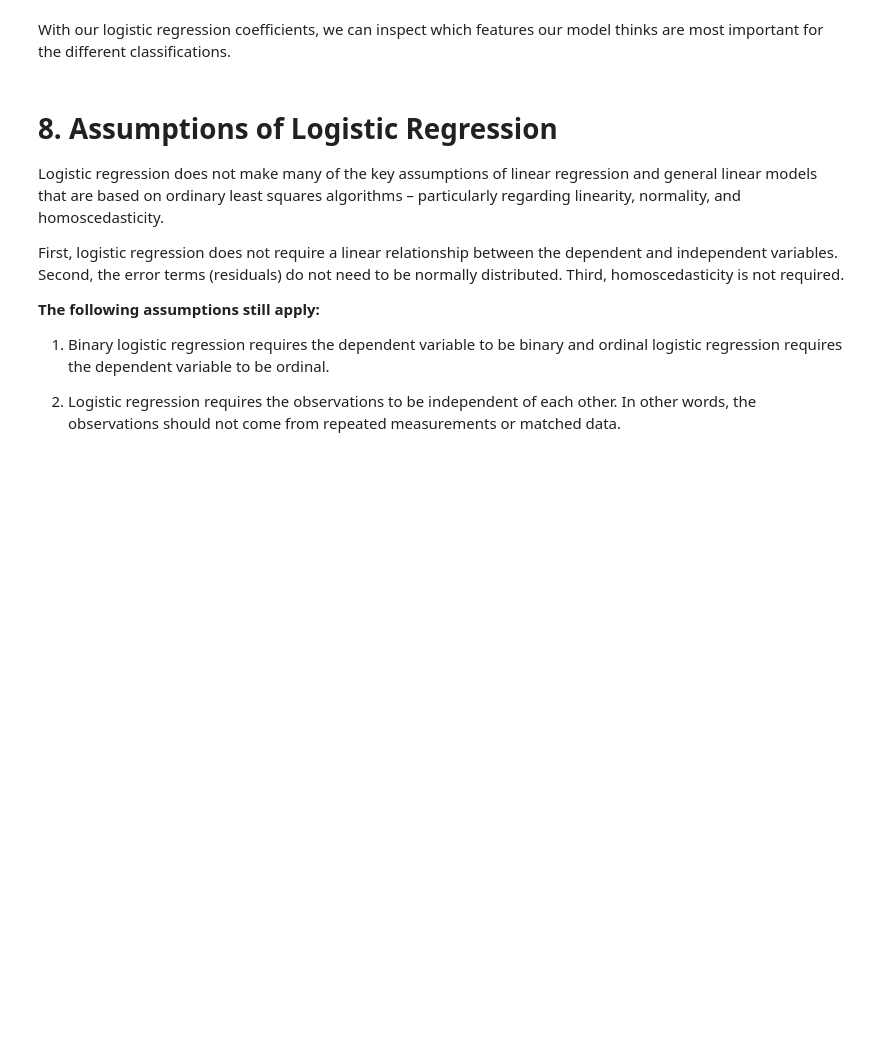
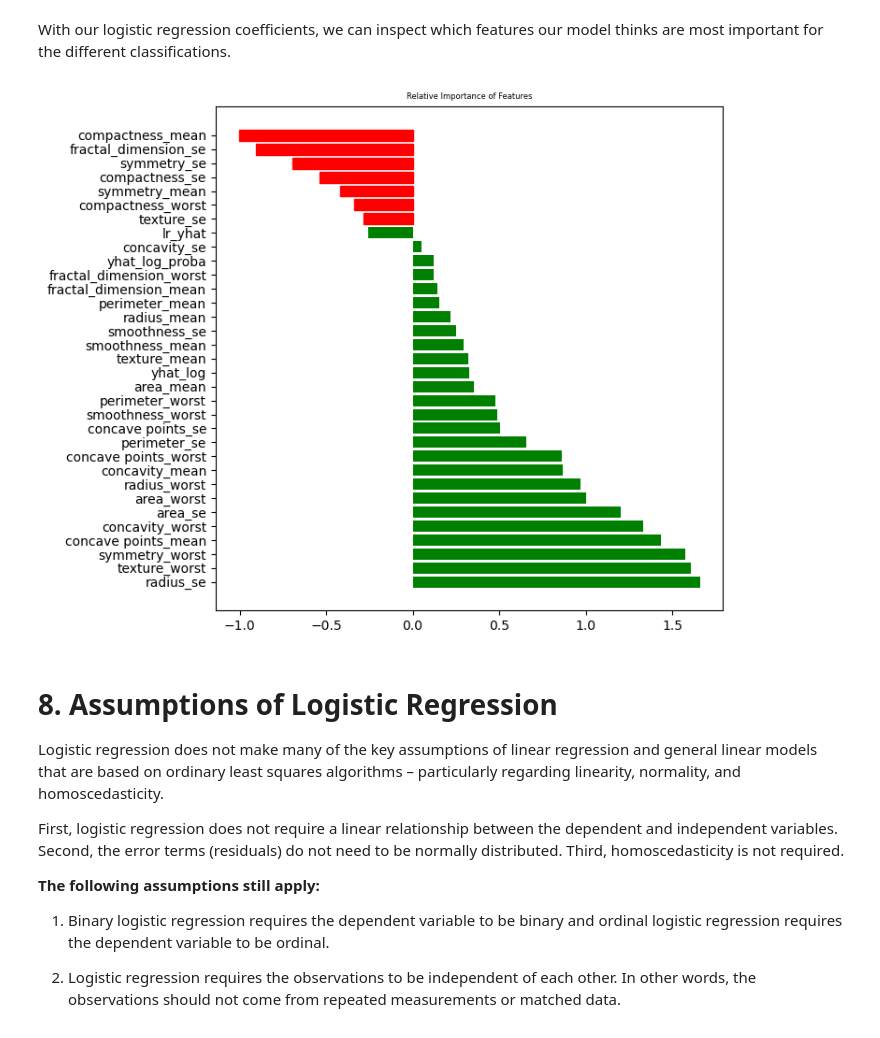
Before and after one commit to mnsaito/110920-pt-ds, a Jupyter notebook: phase_3/logistic_regression/lesson.ipynb, the cells around one changed output. Drawn from its saved outputs; the diff is of its cells as text; code cells hidden in the pictures; blank space fills up the shorter version.

```diff
--- a/phase_3/logistic_regression/lesson.ipynb
+++ b/phase_3/logistic_regression/lesson.ipynb
@@ -99,0 +106,7 @@ from sklearn.linear_model import LinearRegression
+# %%
+from sklearn.linear_model import LinearRegression
+from sklearn.preprocessing import LabelEncoder
+# Using LabelEncoder
+encoder = LabelEncoder()
+encoder.fit(df.diagnosis)
+transformed_target = encoder.transform(df.diagnosis)
@@ -100,3 +124,10 @@ from sklearn.linear_model import LinearRegression
+# %%
+df['Target'] = transformed_target
+
+lr = LinearRegression()
+lr.fit(df[['area_mean']], df['Target'])
+
+y_hat = lr.predict(df[['area_mean']])
 # %%
 # Plot the resulting regression line.
 fig, ax = plt.subplots(figsize=(7,7))
@@ -466,14 +609,16 @@ beta = [item[1] for item in sorted(beta_values.items(), key= lambda kv: kv[1], r
 # %%
 fig, ax = plt.subplots(figsize=(7,7))
 
-plt.rcParams.update({'font.size': 20})
+plt.rcParams.update({'font.size': 5})
 
 bars = ax.barh(col,beta, color='g')
 
 for bar in range(1,8):
     bars[-bar].set_color('red')
 
 ax.set_title('Relative Importance of Features');
+# %% [output]
+[figure, added]
 # %% [markdown]
 # 8. Assumptions of Logistic Regression
 
```
Also changed, not shown: parts of 39 cells of this notebook, 15 other files.
